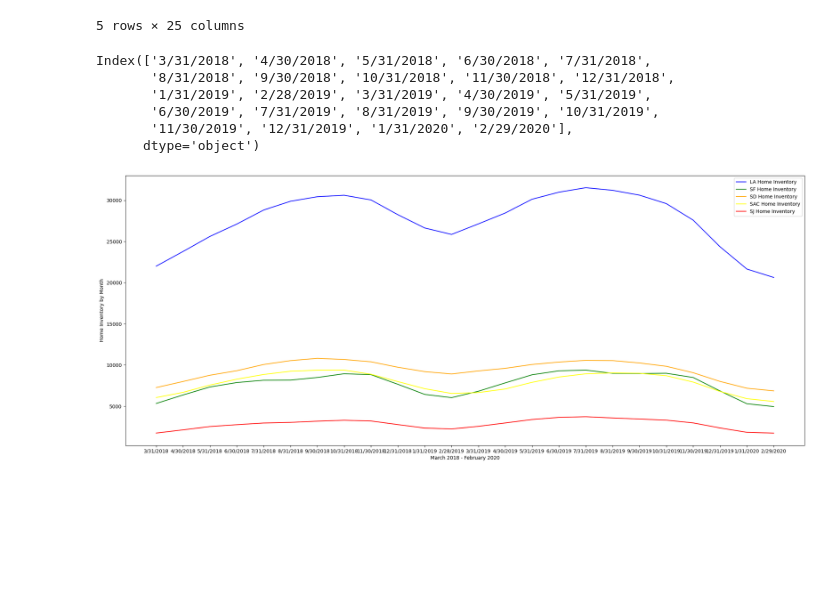
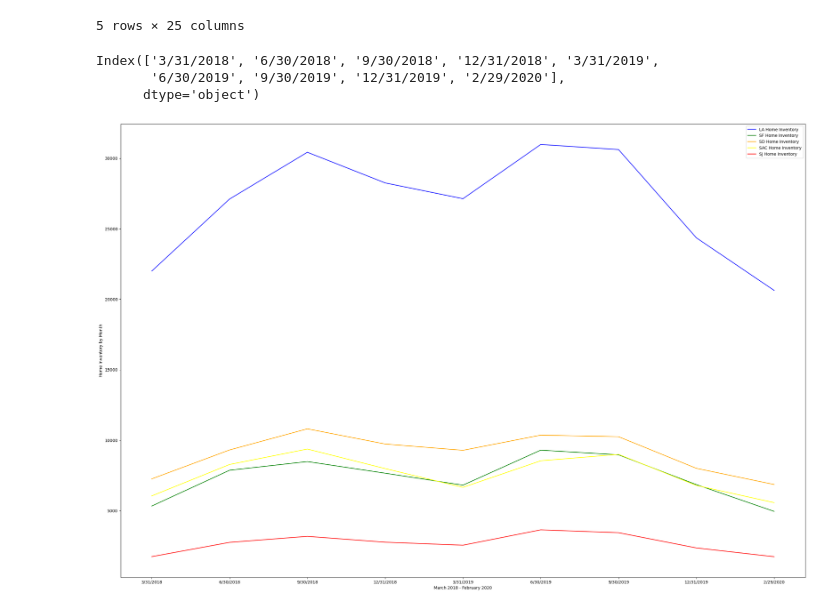
Before and after one commit to caleighteahan/Project_1, a Jupyter notebook: Starter_4.ipynb, the cells around one changed output. Saved outputs shown, nothing was run; the diff lists cells and outputs as text; code cells hidden in the pictures; blank space fills up the shorter version.

```diff
--- a/Starter_4.ipynb
+++ b/Starter_4.ipynb
@@ -67,38 +68,34 @@ pre_covid_df.head()
 | 35 | San Jose, CA | 1735.0 | 2124.0 | 2522.0 | 2747.0 | 2949.0 | 3025.0 | 3174.0 | 3285.0 | ... |
 5 rows × 25 columns
 # %%
-pre_covid=clean_ca_inventory[["3/31/2018", "4/30/2018", "5/31/2018", "6/30/2018", "7/31/2018", "8/31/2018",
-                                "9/30/2018", "10/31/2018", "11/30/2018", "12/31/2018", "1/31/2019", "2/28/2019","3/31/2019",
-                                 "4/30/2019", "5/31/2019", "6/30/2019", "7/31/2019", "8/31/2019",
-                                "9/30/2019", "10/31/2019", "11/30/2019", "12/31/2019","1/31/2020", "2/29/2020" ]]
+pre_covid=clean_ca_inventory[["3/31/2018", "6/30/2018","9/30/2018", "12/31/2018","3/31/2019",
+                                 "6/30/2019",
+                                "9/30/2019", "12/31/2019", "2/29/2020" ]]
 # %%
 months=pre_covid.keys()
 months
 # %% [output]
-Index(['3/31/2018', '4/30/2018', '5/31/2018', '6/30/2018', '7/31/2018',
-       '8/31/2018', '9/30/2018', '10/31/2018', '11/30/2018', '12/31/2018',
-       '1/31/2019', '2/28/2019', '3/31/2019', '4/30/2019', '5/31/2019',
-       '6/30/2019', '7/31/2019', '8/31/2019', '9/30/2019', '10/31/2019',
-       '11/30/2019', '12/31/2019', '1/31/2020', '2/29/2020'],
+Index(['3/31/2018', '6/30/2018', '9/30/2018', '12/31/2018', '3/31/2019',
+       '6/30/2019', '9/30/2019', '12/31/2019', '2/29/2020'],
       dtype='object')
 # %%
 LA=pre_covid.loc[2]
 SF=pre_covid.loc[12]
 SD=pre_covid.loc[17]
 SAC=pre_covid.loc[26]
 SJ=pre_covid.loc[35]
-plt.figure(figsize=(25,10))
+plt.figure(figsize=(30,20))
 LA_avg=plt.plot(months, LA, color='blue', label="LA Home Inventory")
 SF_avg=plt.plot(months, SF, color="green", label="SF Home Inventory")
 SD_avg=plt.plot(months, SD, color='orange', label="SD Home Inventory")
 SAC_avg=plt.plot(months, SAC, color='yellow', label="SAC Home Inventory")
 SJ_avg=plt.plot(months, SJ, color='red', label="SJ Home Inventory")
 plt.legend()
 plt.xlabel("March 2018 - February 2020")
 plt.ylabel("Home Inventory by Month")
 plt.show()
 # %% [output]
-[figure, old version]
+[figure, new version]
 # %%
 post_covid_df=clean_ca_inventory[["RegionName","3/31/2020", "4/30/2020", "5/31/2020", "6/30/2020", "7/31/2020", "8/31/2020",
                                 "9/30/2020", "10/31/2020", "11/30/2020", "12/31/2020", "1/31/2021", "2/28/2021","3/31/2021",
```
Also changed, not shown: parts of 12 cells of this notebook.
